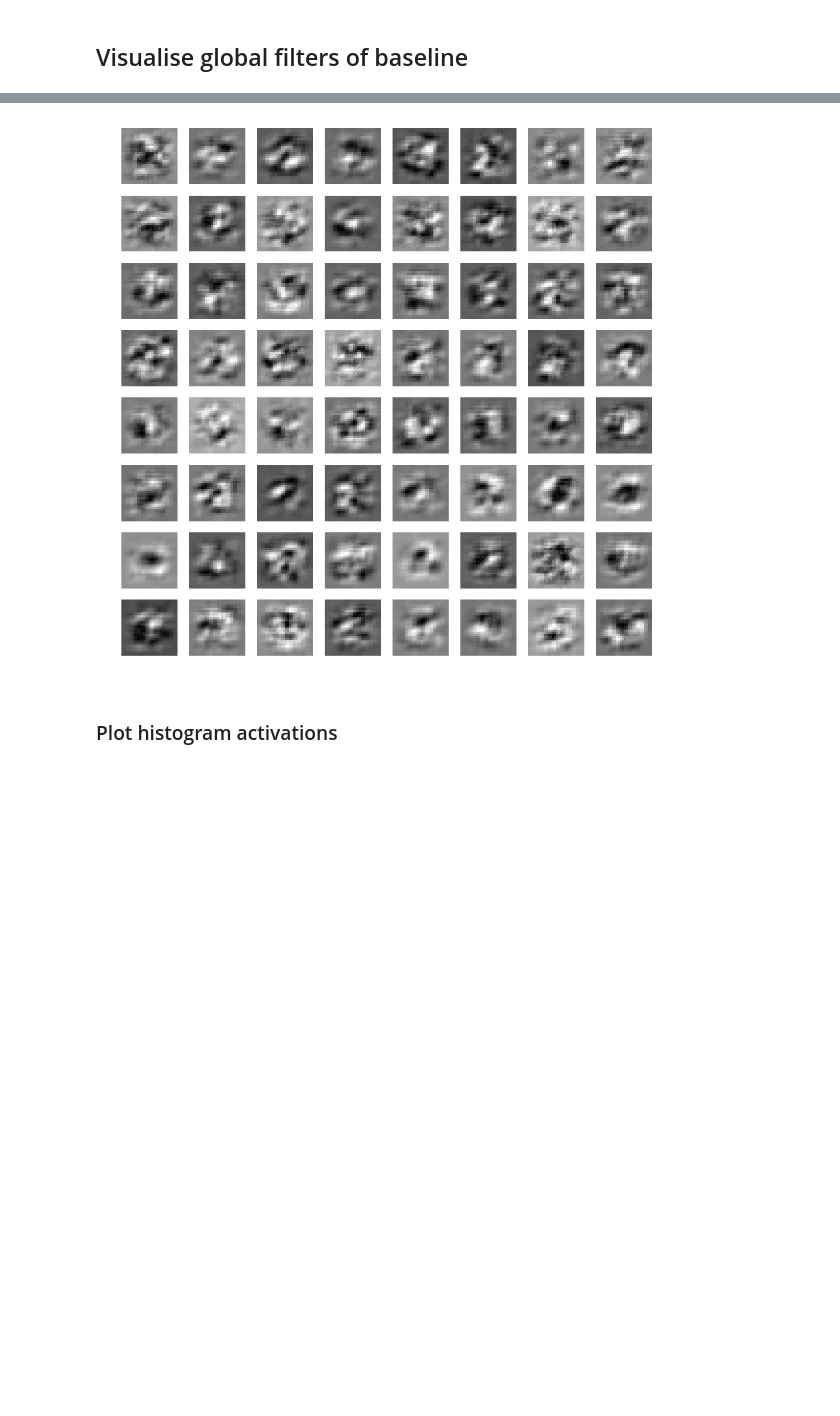
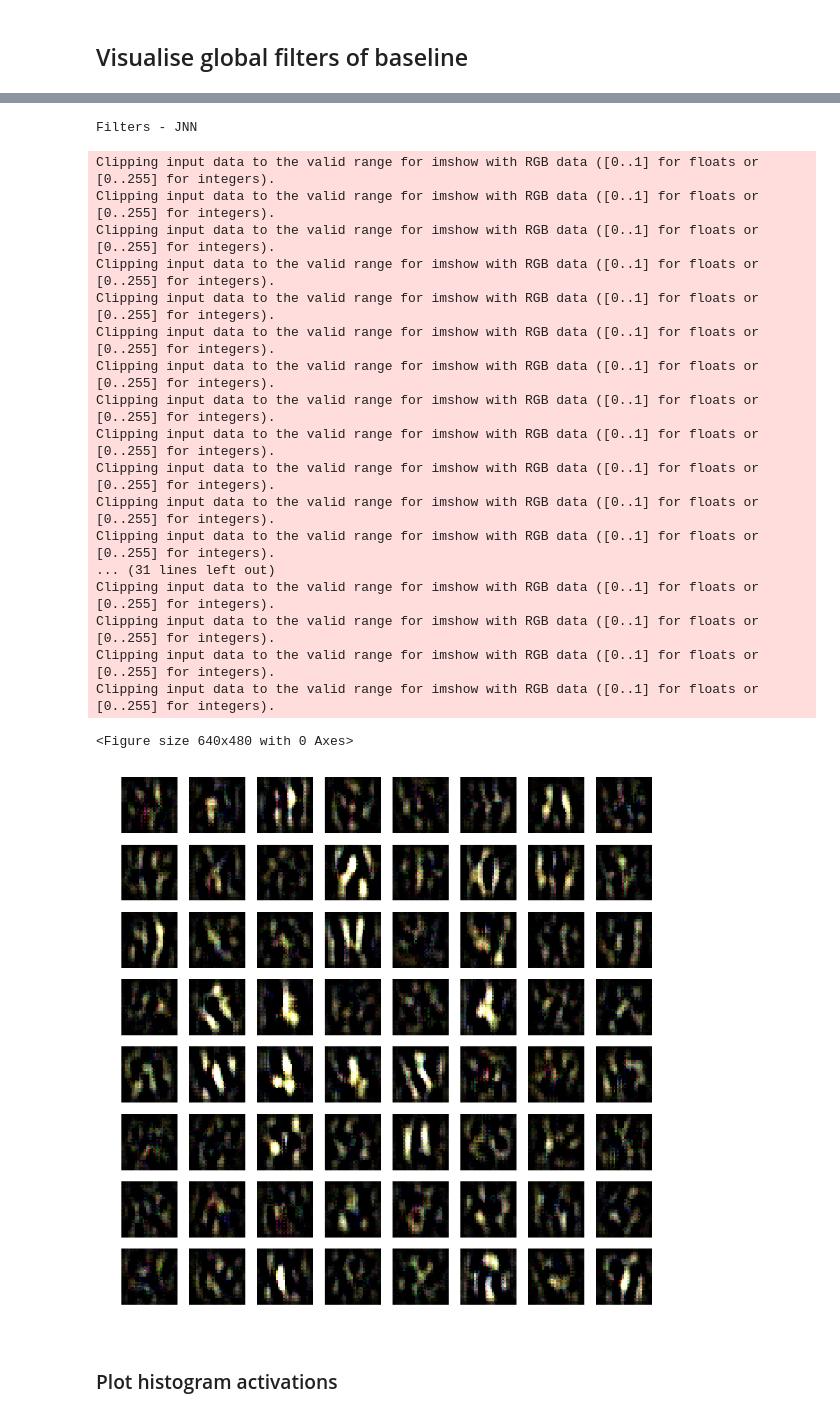
Before and after one commit to mm5110/sparse-structures-for-classification, a Jupyter notebook: joint/dev/ML_ISTA/Mike/joint_vs_standard_nn_SVHN.ipynb, the cells around one changed output, grey strips where cells are left out. Drawn from its saved outputs; the diff is of its cells as text; code cells hidden in the pictures; blank space fills up the shorter version.

```diff
--- a/joint/dev/ML_ISTA/Mike/joint_vs_standard_nn_SVHN.ipynb
+++ b/joint/dev/ML_ISTA/Mike/joint_vs_standard_nn_SVHN.ipynb
@@ -79,7 +138,8 @@ print('\n\t\t\t\t\tTraining Joint NN \n')
 
 activations_count3_0 = np.zeros((10, m3))
 
-model_0 = mds.ML_NN(m1,m2,m3)
+model_0 = mds.ML_NN(m1,m2,m3,ch_in)
+
 if cudaopt:
     model_0.cuda()
 
@@ -87,9 +147,7 @@ optimizer = torch.optim.Adam(model_0.parameters(), lr = 0.0001, eps = EPS)
 bar = progressbar.ProgressBar()
 
 for epoch in range(EPOCH):
-#     print("Epoch: " + str(int(epoch)))
     bar.update((epoch+1)/EPOCH*100)
-    # train 1 epoch
     model_0.train()
 
     train_correct = 0
@@ -111,7 +169,7 @@ for epoch in range(EPOCH):
     Acc_train_0[epoch] =  100 * float(train_correct) /float(len(train_loader.dataset))
 
     # testing
-    model_jnn.eval()
+    model_0.eval()
     correct = 0
     test_loss = 0
     for step, (x, y) in enumerate(test_loader):
@@ -150,11 +208,11 @@ print('\n\t\t\t\t\tTraining Joint NN \n')
 
 activations_count3_jnn = np.zeros((10, m3))
 
-model_jnn = mds.ML_JNN_ReLU(m1,m2,m3)
+model_jnn = mds.ML_JNN_ReLU(m1,m2,m3,ch_in)
 if cudaopt:
     model_jnn.cuda()
 
-optimizer = torch.optim.Adam(model_jnn.parameters(), lr = 0.0001, eps = EPS)
+optimizer = torch.optim.Adam(model_jnn.parameters(), lr = 0.0001, eps = EPS, weight_decay = 0)
 bar = progressbar.ProgressBar()
 
 for epoch in range(EPOCH):
@@ -237,11 +295,11 @@ atom1_dim = dict1.shape[3]
 
 dict2 = F.conv_transpose2d(dict1, model_0.W2, stride=model_0.strd1, dilation=1)
 atom2_dim = dict2.shape[3]
-print(dict2.shape)
+# print(dict2.shape)
 
 dict3_0 = F.conv_transpose2d(dict2, model_0.W1, stride=model_0.strd2, dilation=1)
 atom3_dim = dict3_0.shape[3]
-# print(dict3_0.shape)
+print(dict3_0.shape)
 
 dict1 = model_jnn.W3
 atom1_dim = dict1.shape[3]
@@ -253,7 +311,8 @@ atom2_dim = dict2.shape[3]
 
 dict3_jnn = F.conv_transpose2d(dict2, model_jnn.W1, stride=model_jnn.strd2, dilation=1)
 atom3_dim = dict3_jnn.shape[3]
-# print(dict3_jnn.shape)
+print(dict3_jnn.shape)
+
 
 print('Filters - NN')
 
@@ -263,7 +322,9 @@ plt.figure(figsize=(10,10))
 for j in range(rows):
     for i in range(cols):
         plt.subplot(cols,rows,idx)
-        plt.imshow(np.reshape(dict3_0.cpu().data.numpy()[idx-1], (atom3_dim, atom3_dim)), cmap='gray')
+        image = np.swapaxes(dict3_0.cpu().data.numpy()[idx-1]*5, 0, 2)
+        image = np.swapaxes(image, 0, 1)
+        plt.imshow(image)
         plt.axis('off')
         idx+=1
 plt.show()
@@ -276,7 +337,9 @@ plt.figure(figsize=(10,10))
 for j in range(rows):
     for i in range(cols):
         plt.subplot(cols,rows,idx)
-        plt.imshow(np.reshape(dict3_jnn.cpu().data.numpy()[idx-1], (atom3_dim, atom3_dim)), cmap='gray')
+        image = np.swapaxes(dict3_jnn.cpu().data.numpy()[idx-1]*100, 0, 2)
+        image = np.swapaxes(image, 0, 1)
+        plt.imshow(image)
         plt.axis('off')
         idx+=1
 
@@ -291,4 +402,23 @@ Filters - JNN
+Filters - JNN
+Clipping input data to the valid range for imshow with RGB data ([0..1] for floats or [0..255] for integers).
+Clipping input data to the valid range for imshow with RGB data ([0..1] for floats or [0..255] for integers).
+Clipping input data to the valid range for imshow with RGB data ([0..1] for floats or [0..255] for integers).
+Clipping input data to the valid range for imshow with RGB data ([0..1] for floats or [0..255] for integers).
+Clipping input data to the valid range for imshow with RGB data ([0..1] for floats or [0..255] for integers).
+Clipping input data to the valid range for imshow with RGB data ([0..1] for floats or [0..255] for integers).
+Clipping input data to the valid range for imshow with RGB data ([0..1] for floats or [0..255] for integers).
+Clipping input data to the valid range for imshow with RGB data ([0..1] for floats or [0..255] for integers).
+Clipping input data to the valid range for imshow with RGB data ([0..1] for floats or [0..255] for integers).
+Clipping input data to the valid range for imshow with RGB data ([0..1] for floats or [0..255] for integers).
+Clipping input data to the valid range for imshow with RGB data ([0..1] for floats or [0..255] for integers).
+Clipping input data to the valid range for imshow with RGB data ([0..1] for floats or [0..255] for integers).
+... (31 lines left out)
+Clipping input data to the valid range for imshow with RGB data ([0..1] for floats or [0..255] for integers).
+Clipping input data to the valid range for imshow with RGB data ([0..1] for floats or [0..255] for integers).
+Clipping input data to the valid range for imshow with RGB data ([0..1] for floats or [0..255] for integers).
+Clipping input data to the valid range for imshow with RGB data ([0..1] for floats or [0..255] for integers).
+<Figure size 640x480 with 0 Axes>
-[figure, old version]
+[figure, new version]
 # %% [markdown]
 ### Plot histogram activations
 # %%
```
Also changed, not shown: parts of 12 cells of this notebook, 1 other file.
